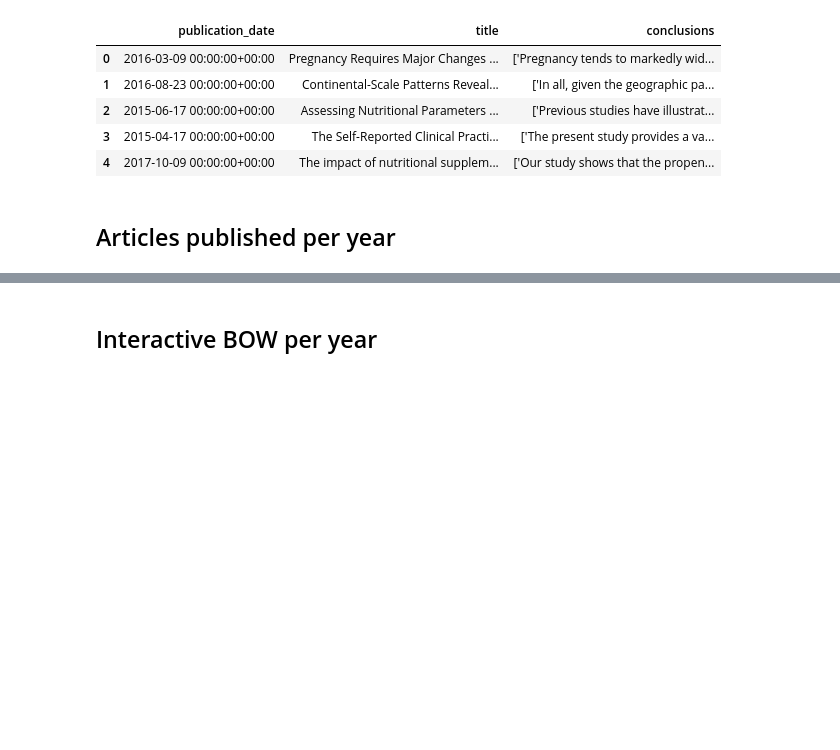
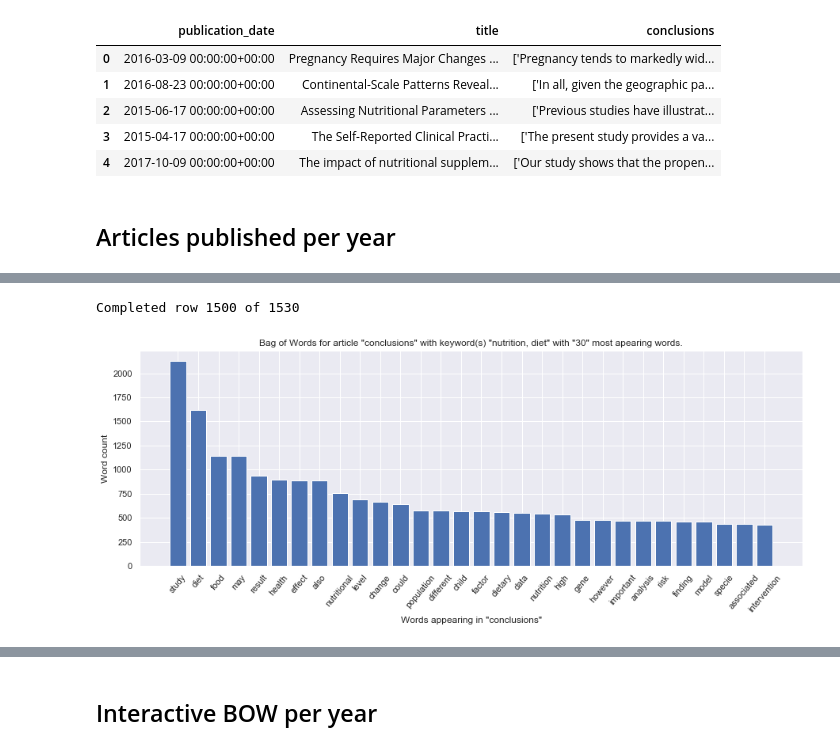
Before and after one commit to jacqpool/academic_consensus, a Jupyter notebook: notebooks/2_exploratory_analysis.ipynb, the cells around one changed output, grey strips where cells are left out. Saved outputs shown, nothing was run; the diff lists cells and outputs as text; code cells hidden in the pictures; blank space fills up the shorter version.

```diff
--- a/notebooks/2_exploratory_analysis.ipynb
+++ b/notebooks/2_exploratory_analysis.ipynb
@@ -251,0 +208,5 @@ plt.show()
+# %%
+bow_bar(corpus, 'conclusions', show_progress=True)
+# %% [output]
+Completed row 1500 of 1530
+[figure, added]
```
Also changed, not shown: parts of 48 cells of this notebook, 5 other files.
